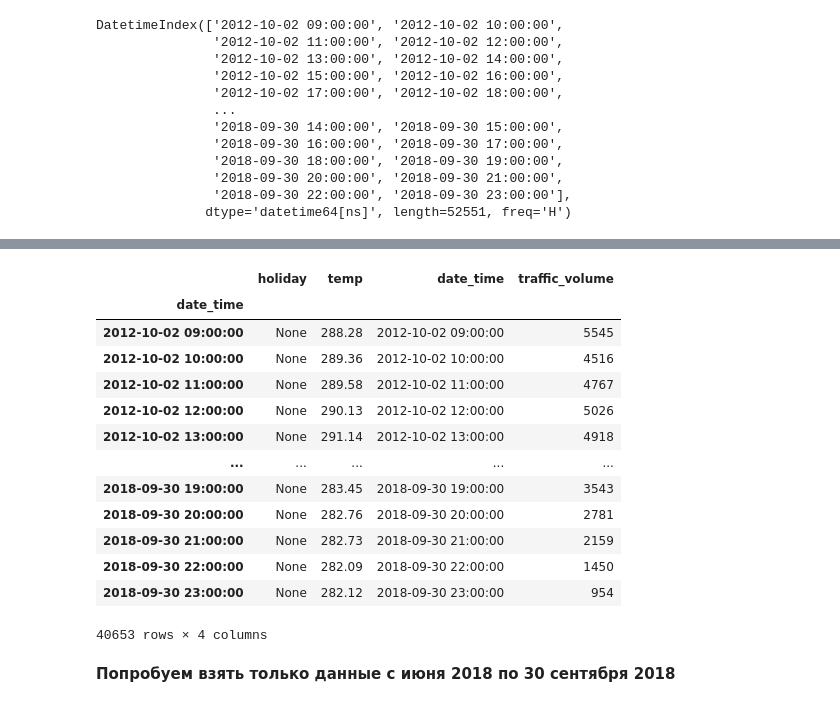
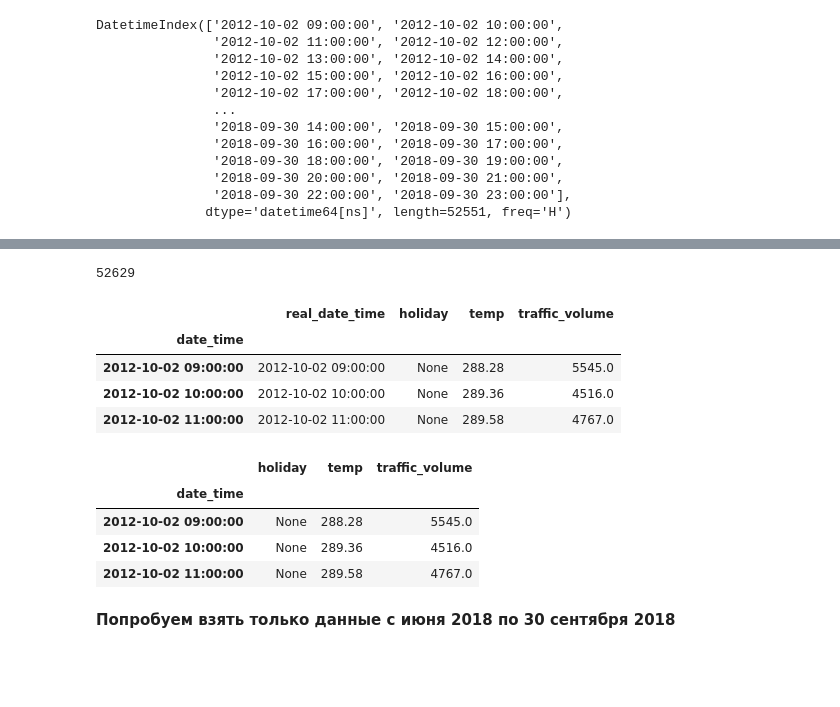
Before and after one commit to aspushkarev/OTUS-ML-Professional, a Jupyter notebook: Times_Series/OTUS_TimeSeries_homework.ipynb, the cells around one changed output, grey strips where cells are left out. Cells and saved outputs as stored; diff of their text form; code cells hidden in the pictures; blank space fills up the shorter version.

```diff
--- a/Times_Series/OTUS_TimeSeries_homework.ipynb
+++ b/Times_Series/OTUS_TimeSeries_homework.ipynb
@@ -150,0 +173,2 @@ DatetimeIndex(['2012-10-02 09:00:00', '2012-10-02 10:00:00',
+# %%
+data = data.drop(columns=['date_time'], axis=1)
@@ -151,21 +197,30 @@ DatetimeIndex(['2012-10-02 09:00:00', '2012-10-02 10:00:00',
+# %%
+df_new = data.merge(df, how='left', left_on='real_date_time', right_index=True)
+# %%
+df_new = df_new.set_index('date_time')
+# %%
+len(df_new)
+# %% [output]
+52629
+# %%
+df_new.head(3)
+# %% [output]
+|  | real_date_time | holiday | temp | traffic_volume |
+| date_time |  |  |  |  |
+| 2012-10-02 09:00:00 | 2012-10-02 09:00:00 | None | 288.28 | 5545.0 |
+| 2012-10-02 10:00:00 | 2012-10-02 10:00:00 | None | 289.36 | 4516.0 |
+| 2012-10-02 11:00:00 | 2012-10-02 11:00:00 | None | 289.58 | 4767.0 |
+# %%
+df_new = df_new.drop(columns=['real_date_time'], axis=1)
 # %%
-df = df.interpolate(method='ffill')
-df
+df = df_new.interpolate(method='linear')
+df.head(3)
 # %% [output]
-|  | holiday | temp | date_time | traffic_volume |
-| date_time |  |  |  |  |
-| 2012-10-02 09:00:00 | None | 288.28 | 2012-10-02 09:00:00 | 5545 |
-| 2012-10-02 10:00:00 | None | 289.36 | 2012-10-02 10:00:00 | 4516 |
-| 2012-10-02 11:00:00 | None | 289.58 | 2012-10-02 11:00:00 | 4767 |
-| 2012-10-02 12:00:00 | None | 290.13 | 2012-10-02 12:00:00 | 5026 |
-| 2012-10-02 13:00:00 | None | 291.14 | 2012-10-02 13:00:00 | 4918 |
-| ... | ... | ... | ... | ... |
-| 2018-09-30 19:00:00 | None | 283.45 | 2018-09-30 19:00:00 | 3543 |
-| 2018-09-30 20:00:00 | None | 282.76 | 2018-09-30 20:00:00 | 2781 |
-| 2018-09-30 21:00:00 | None | 282.73 | 2018-09-30 21:00:00 | 2159 |
-| 2018-09-30 22:00:00 | None | 282.09 | 2018-09-30 22:00:00 | 1450 |
-| 2018-09-30 23:00:00 | None | 282.12 | 2018-09-30 23:00:00 | 954 |
+|  | holiday | temp | traffic_volume |
+| date_time |  |  |  |
+| 2012-10-02 09:00:00 | None | 288.28 | 5545.0 |
+| 2012-10-02 10:00:00 | None | 289.36 | 4516.0 |
+| 2012-10-02 11:00:00 | None | 289.58 | 4767.0 |
-40653 rows × 4 columns
 # %% [markdown]
 **Попробуем взять только данные с июня 2018 по 30 сентября 2018**
 # %%
```
Also changed, not shown: parts of 77 cells of this notebook.
